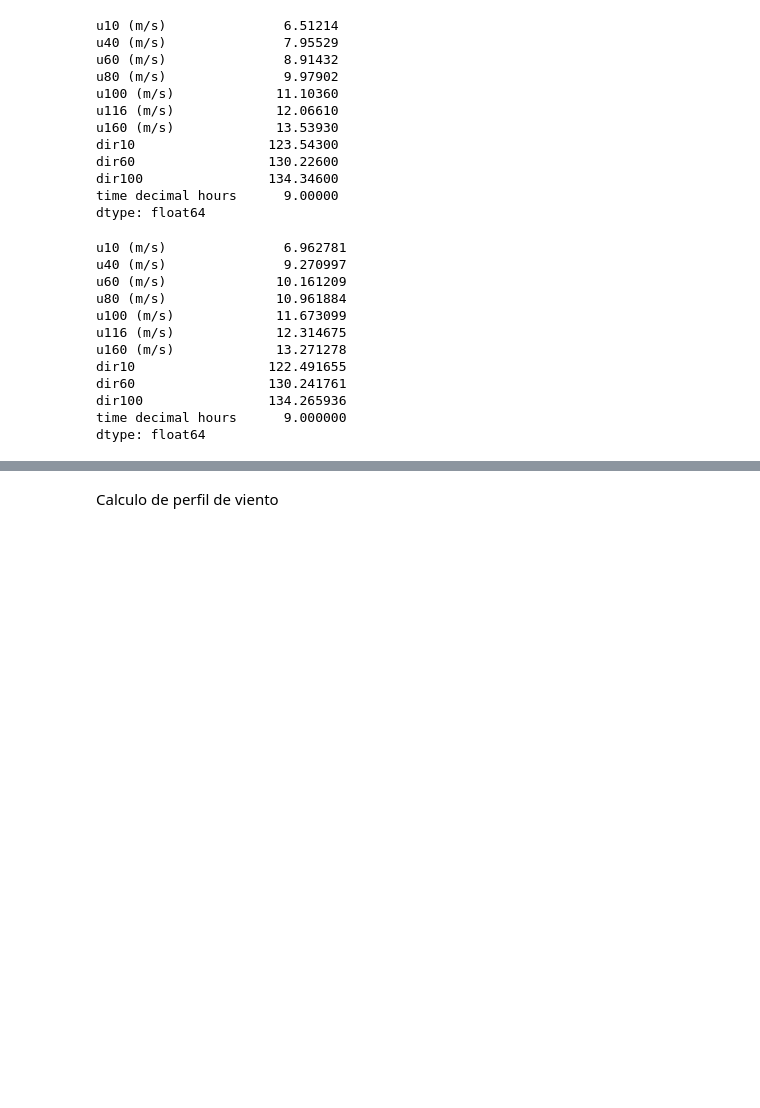
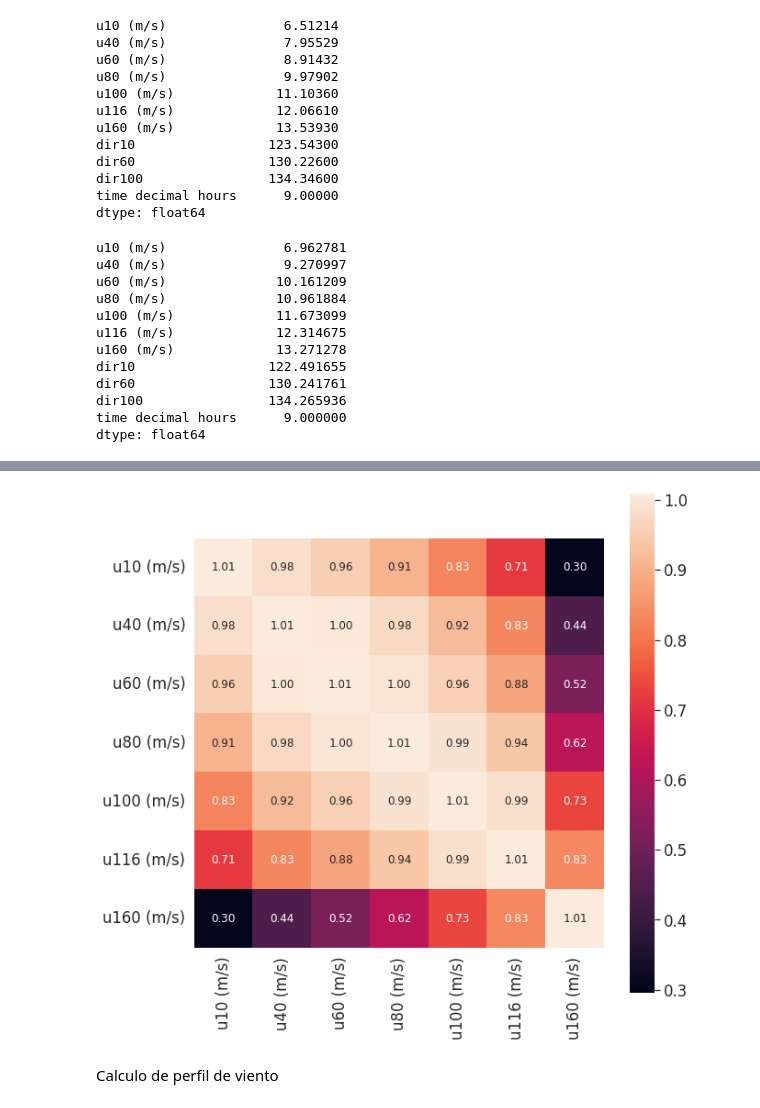
Before and after one commit to mteoraso/ML_Practice, a Jupyter notebook: Untitled50.ipynb, the cells around one changed output, grey strips where cells are left out. Cells and saved outputs as stored; diff of their text form; code cells hidden in the pictures; blank space fills up the shorter version.

```diff
--- a/Untitled50.ipynb
+++ b/Untitled50.ipynb
@@ -88,0 +97,8 @@ dtype: float64
+# %%
+scaler = StandardScaler()
+scaled = scaler.fit_transform(
+    df[['u10 (m/s)', 'u40 (m/s)', 'u60 (m/s)', 'u80 (m/s)',
+       'u100 (m/s)', 'u116 (m/s)', 'u160 (m/s)'
+       ]]
+)
+scaled.T
@@ -88,0 +123,3 @@ dtype: float64
+# %%
+covariance_matrix = np.cov(scaled.T)
+covariance_matrix
@@ -89,3 +141,20 @@ dtype: float64
+# %%
+plt.figure(figsize=(10,10))
+sns.set(font_scale=1.5)
+hm=sns.heatmap(covariance_matrix,
+               cbar=True,
+               annot=True,
+               square=True,
+               fmt='.2f',
+               annot_kws={'size': 12},
+               yticklabels=['u10 (m/s)', 'u40 (m/s)', 'u60 (m/s)', 'u80 (m/s)',
+       'u100 (m/s)', 'u116 (m/s)', 'u160 (m/s)'
+       ],
+               xticklabels=['u10 (m/s)', 'u40 (m/s)', 'u60 (m/s)', 'u80 (m/s)',
+       'u100 (m/s)', 'u116 (m/s)', 'u160 (m/s)'
+       ])
+# %% [output]
+[figure, added]
 # %% [markdown]
 Calculo de perfil de viento
 # %% [markdown]
```
Also changed, not shown: parts of 8 cells of this notebook.
